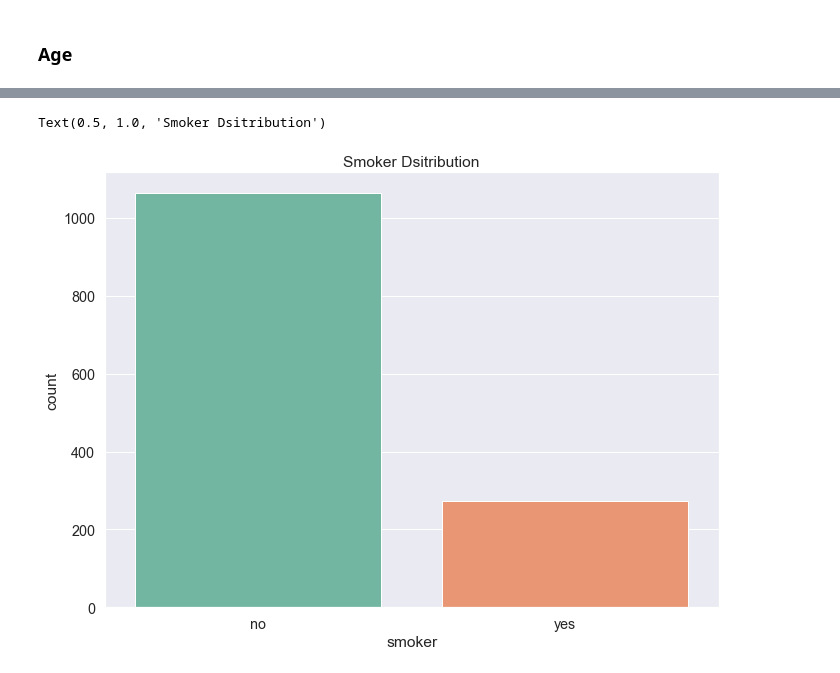
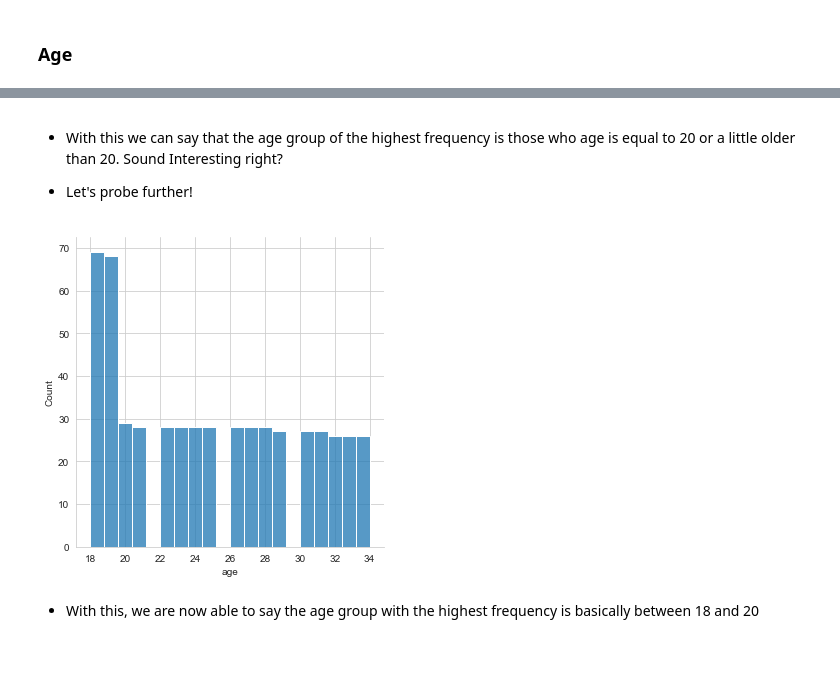
Before and after one commit to Thomas4Daniel/medical-insurance-cost-analysis, a Jupyter notebook: project.ipynb, the cells around one changed output, grey strips where cells are left out. Drawn from its saved outputs; the diff is of its cells as text; code cells hidden in the pictures.

```diff
--- a/project.ipynb
+++ b/project.ipynb
@@ -92,19 +123,12 @@ plt.show()
-# %%
-# The size (height, width) of the figure
-plt.figure(figsize = (11, 8))
-
-# Setting the style of the graph and the font size
-sns.set(style = "darkgrid", font_scale = 1.3)
-
-# Plotting the bar chart
-ax = sns.countplot(x = "smoker", data = data, palette = "Set2", order = data['smoker'].value_counts().index)
-
-# Title of the graph
-plt.title("Smoker Dsitribution")
-
-
-# To show the value for each bar in the chart
-#show_values(ax)
-# %% [output]
-Text(0.5, 1.0, 'Smoker Dsitribution')
-[figure, removed]
+# %% [markdown]
+- With this we can say that the age group of the highest frequency is those who age is equal to 20 or a little older than 20. Sound Interesting right?
+
+- Let's probe further!
+# %%
+#Frequency Distribution of people with age less than 35
+sns.displot(data['age'][data['age'] < 35], bins = 20)
+plt.show()
+# %% [output]
+[figure, added]
+# %% [markdown]
+- With this, we are now able to say the age group with the highest frequency is basically between 18 and 20
```
Also changed, not shown: parts of 20 cells of this notebook.
